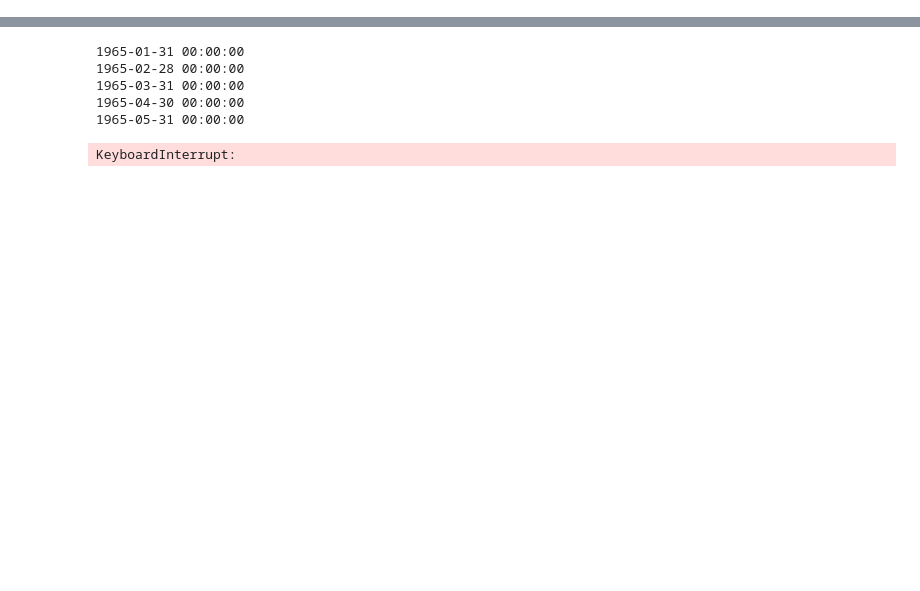
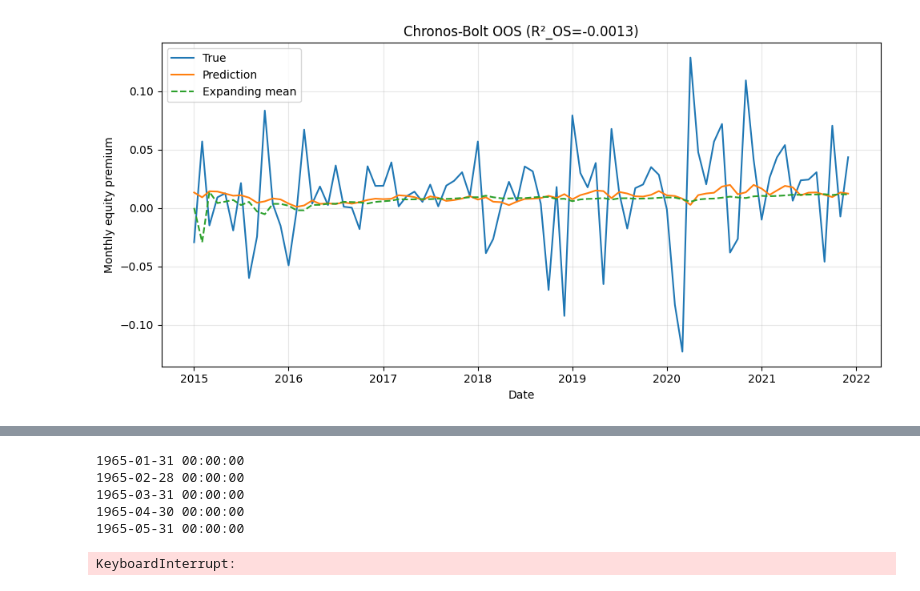
Before and after one commit to KiliTili/Masterarbeit, a Jupyter notebook: Notebooks/Benchmark/modelling_regression.ipynb, the cells around one changed output, grey strips where cells are left out. Saved outputs shown, nothing was run; the diff lists cells and outputs as text; code cells hidden in the pictures; blank space fills up the shorter version.

```diff
--- a/Notebooks/Benchmark/modelling_regression.ipynb
+++ b/Notebooks/Benchmark/modelling_regression.ipynb
@@ -149,0 +140,13 @@ reload(modl)
+# %%
+
+r2_c, stats_c, y_true_c, y_pred_c, dates_c = modl.chronos_oos(
+    data, start_oos="2015-01-01", quiet=False, ct_cutoff=True, freq='M', mode="mean"
+)
+print(r2_c, stats_c)
+modl.plot_oos(
+    y_true_c, y_pred_c, dates=dates_c,
+    title=f"Chronos-Bolt OOS (R²_OS={r2_c:.4f})",
+    ylabel="Monthly equity premium",
+    mode="mean"
+)
+# %% [output]
@@ -149,0 +170 @@ reload(modl)
+[figure, added]
```
Also changed, not shown: parts of 34 cells of this notebook, 6 other files.
